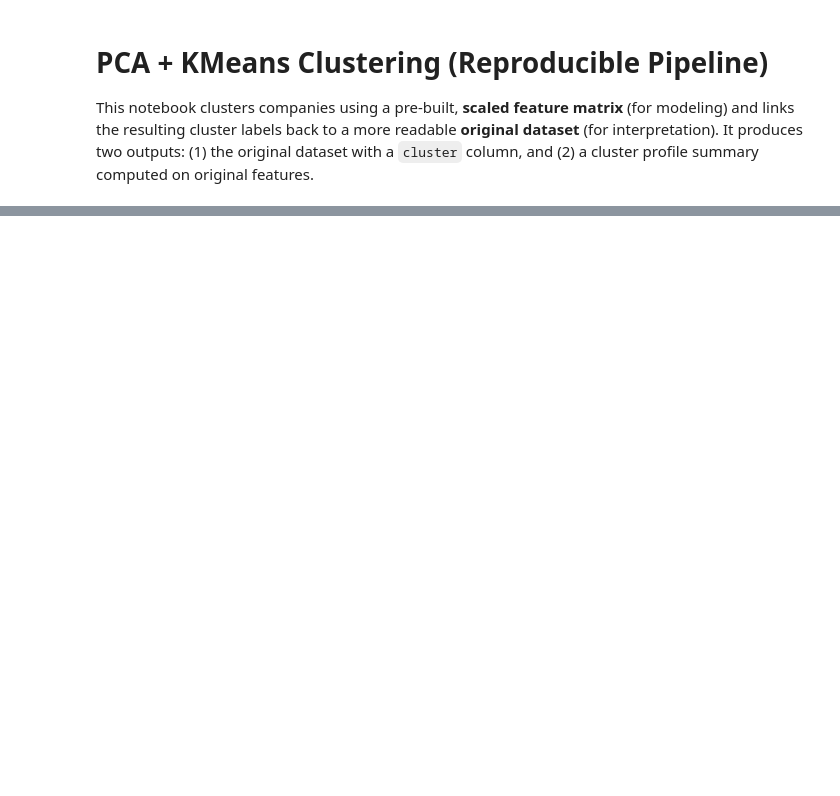
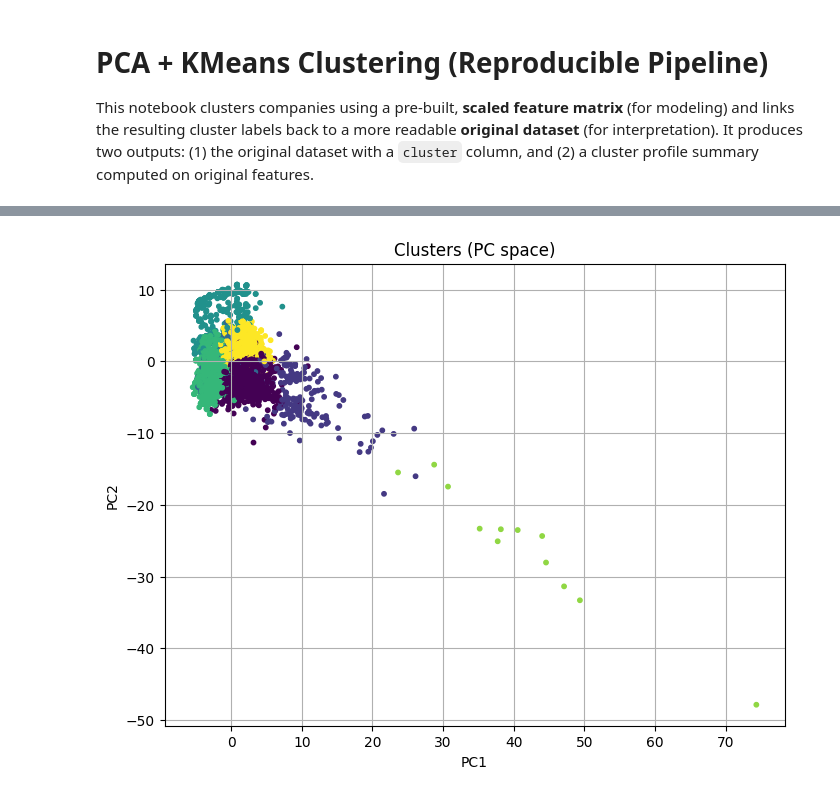
Before and after one commit to Gianice/sdsdatathon, a Jupyter notebook: notebooks/member3_pca.ipynb, the cells around one changed output, grey strips where cells are left out. Cells and saved outputs as stored; diff of their text form; code cells hidden in the pictures; blank space fills up the shorter version.

```diff
--- a/notebooks/member3_pca.ipynb
+++ b/notebooks/member3_pca.ipynb
@@ -141,13 +187,15 @@ display(cluster_counts)
 # %%
-# G2) Visualize: PC1 vs PC2 colored by cluster
-if df_pca.shape[1] < 2:
-    raise ValueError("Need at least 2 components to plot PC1 vs PC2.")
+# # G2) Visualize: PC1 vs PC2 colored by cluster
+# if df_pca.shape[1] < 2:
+#     raise ValueError("Need at least 2 components to plot PC1 vs PC2.")
 
-plt.figure(figsize=(8, 6))
-plt.scatter(df_pca["PC1"], df_pca["PC2"], c=cluster_labels, s=10)
-plt.xlabel("PC1")
-plt.ylabel("PC2")
-plt.title("Clusters (PC space)")
-plt.grid(True)
-plt.show()
+# plt.figure(figsize=(8, 6))
+# plt.scatter(df_pca["PC1"], df_pca["PC2"], c=cluster_labels, s=10)
+# plt.xlabel("PC1")
+# plt.ylabel("PC2")
+# plt.title("Clusters (PC space)")
+# plt.grid(True)
+# plt.show()
+# %% [output]
+[figure, added]
 # %%
```
Also changed, not shown: parts of 11 cells of this notebook, 6 other files.
